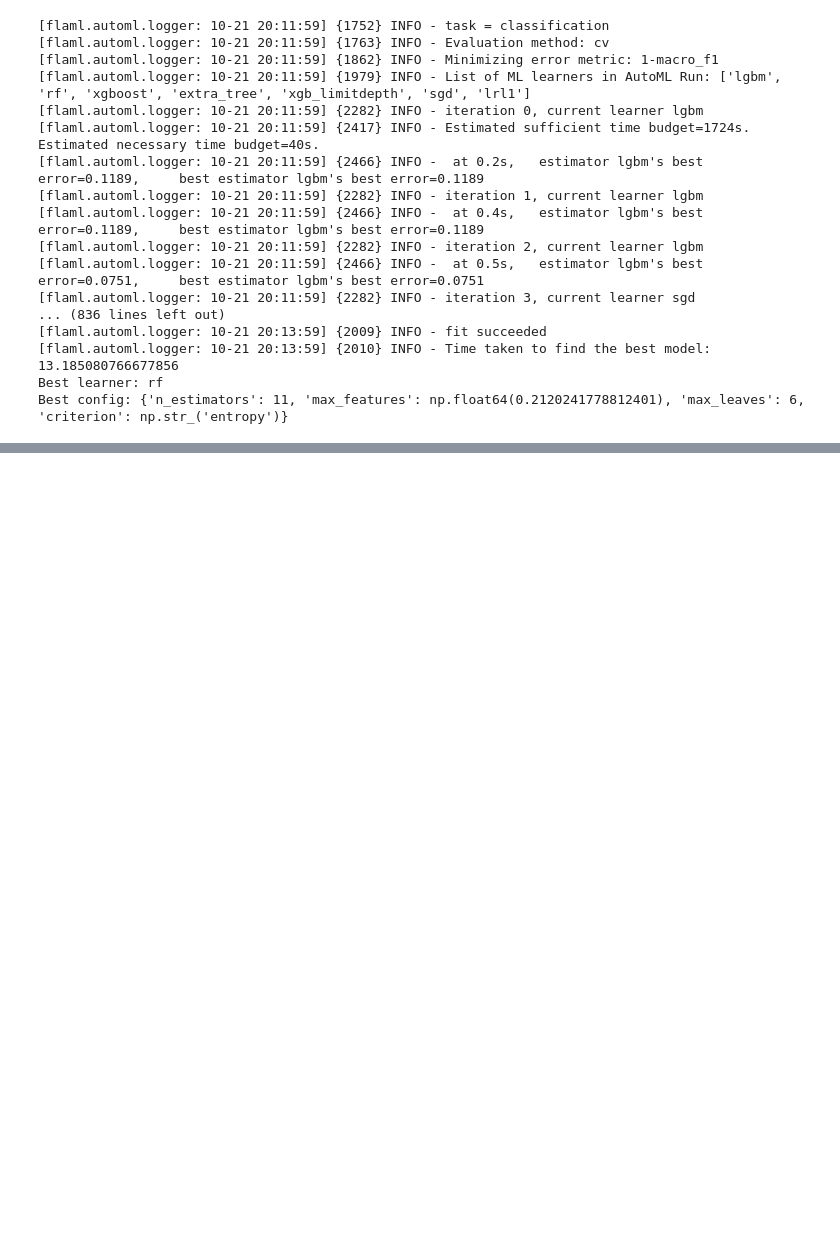
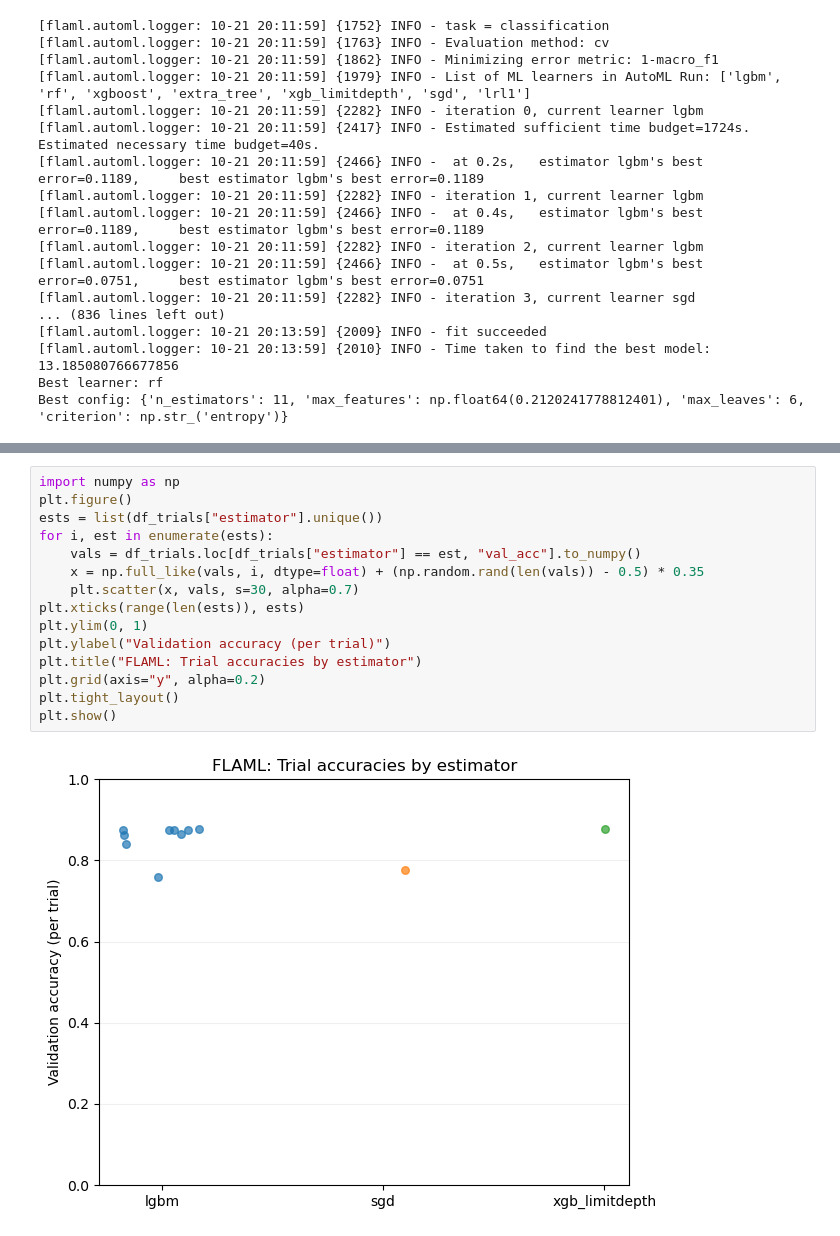
Before and after one commit to YiTian-Cloud/data-science-workshop, a Jupyter notebook: dataScienceAutoML.ipynb, the cells around one changed output, grey strips where cells are left out. Drawn from its saved outputs; the diff is of its cells as text; blank space fills up the shorter version.

```diff
--- a/dataScienceAutoML.ipynb
+++ b/dataScienceAutoML.ipynb
@@ -136,0 +444,17 @@ Test accuracy: 0.8764
+# %%
+import numpy as np
+plt.figure()
+ests = list(df_trials["estimator"].unique())
+for i, est in enumerate(ests):
+    vals = df_trials.loc[df_trials["estimator"] == est, "val_acc"].to_numpy()
+    x = np.full_like(vals, i, dtype=float) + (np.random.rand(len(vals)) - 0.5) * 0.35
+    plt.scatter(x, vals, s=30, alpha=0.7)
+plt.xticks(range(len(ests)), ests)
+plt.ylim(0, 1)
+plt.ylabel("Validation accuracy (per trial)")
+plt.title("FLAML: Trial accuracies by estimator")
+plt.grid(axis="y", alpha=0.2)
+plt.tight_layout()
+plt.show()
+# %% [output]
+[figure, added]
```
Also changed, not shown: parts of 48 cells of this notebook.
